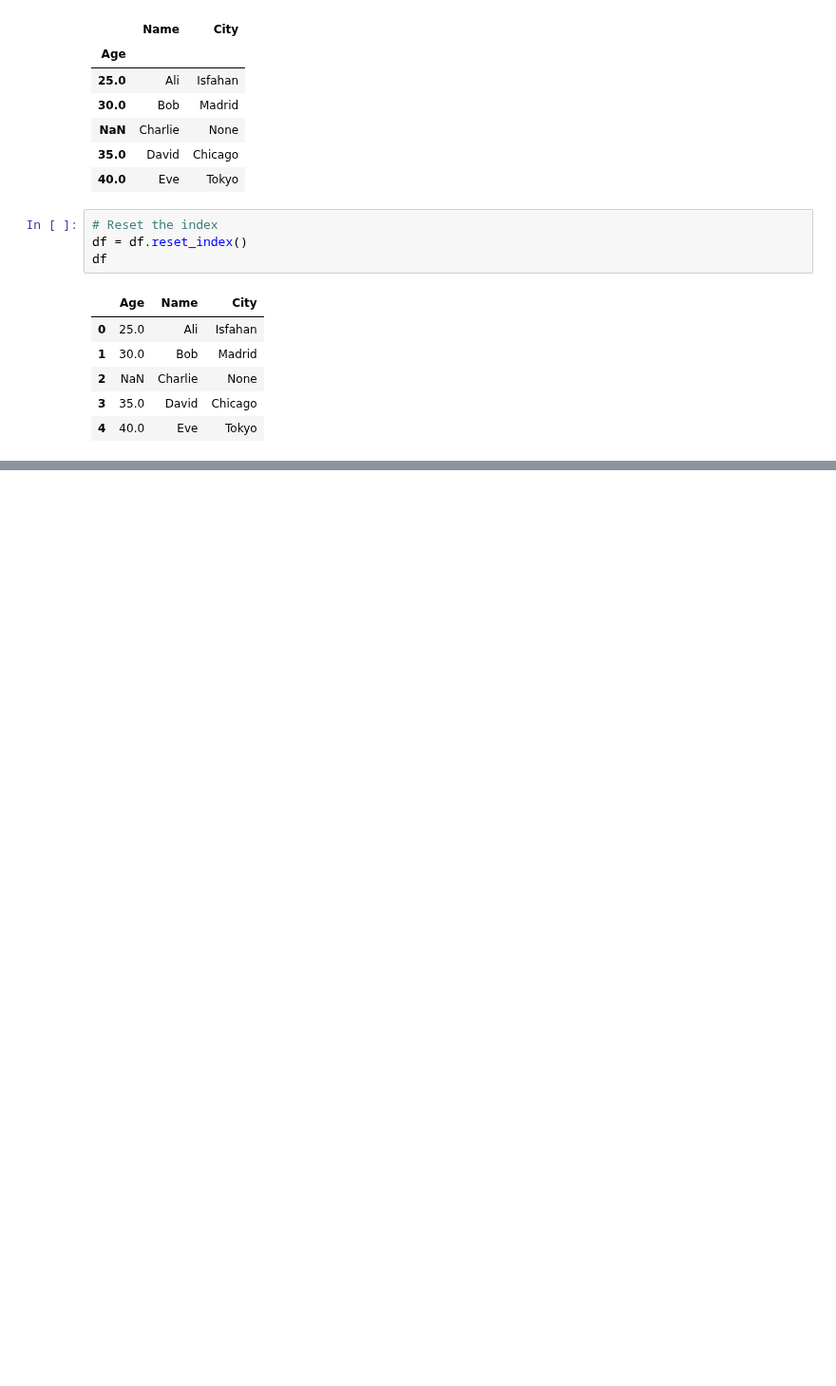
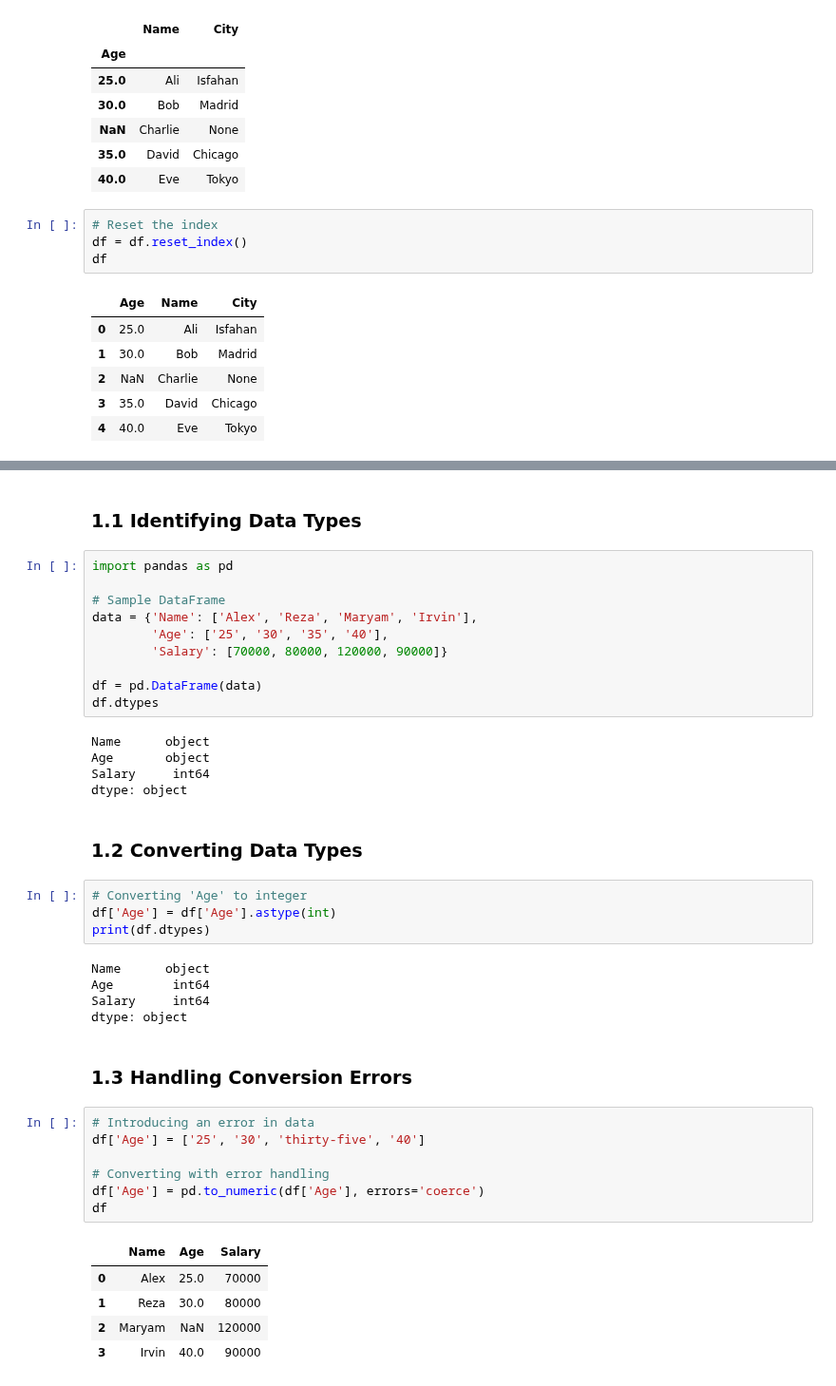
Before and after one commit to Ebimsv/Machine_Learning_Course, a Jupyter notebook: 01_Introductory_Concepts/02_Pandas/01. Intro to Pandas.ipynb, the cells around one changed output, grey strips where cells are left out. Shown at 95% size. Drawn from its saved outputs; the diff is of its cells as text; blank space fills up the shorter version.

Commit message:
Feat: Add five sessions of Pandas

```diff
--- a/01_Introductory_Concepts/02_Pandas/01. Intro to Pandas.ipynb
+++ b/01_Introductory_Concepts/02_Pandas/01. Intro to Pandas.ipynb
@@ -1172,0 +599,43 @@ Merging involves combining two or more data sets based on a common key or keys.
+# %% [markdown]
+### 1.1 Identifying Data Types
+# %%
+import pandas as pd
+
+# Sample DataFrame
+data = {'Name': ['Alex', 'Reza', 'Maryam', 'Irvin'],
+        'Age': ['25', '30', '35', '40'],
+        'Salary': [70000, 80000, 120000, 90000]}
+
+df = pd.DataFrame(data)
+df.dtypes
+# %% [output]
+Name      object
+Age       object
+Salary     int64
+dtype: object
+# %% [markdown]
+### 1.2 Converting Data Types
+# %%
+# Converting 'Age' to integer
+df['Age'] = df['Age'].astype(int)
+print(df.dtypes)
+# %% [output]
+Name      object
+Age        int64
+Salary     int64
+dtype: object
+# %% [markdown]
+### 1.3 Handling Conversion Errors
+# %%
+# Introducing an error in data
+df['Age'] = ['25', '30', 'thirty-five', '40']
+
+# Converting with error handling
+df['Age'] = pd.to_numeric(df['Age'], errors='coerce')
+df
+# %% [output]
+|  | Name | Age | Salary |
+| 0 | Alex | 25.0 | 70000 |
+| 1 | Reza | 30.0 | 80000 |
+| 2 | Maryam | NaN | 120000 |
+| 3 | Irvin | 40.0 | 90000 |
```
Also changed, not shown: parts of 147 cells of this notebook.
